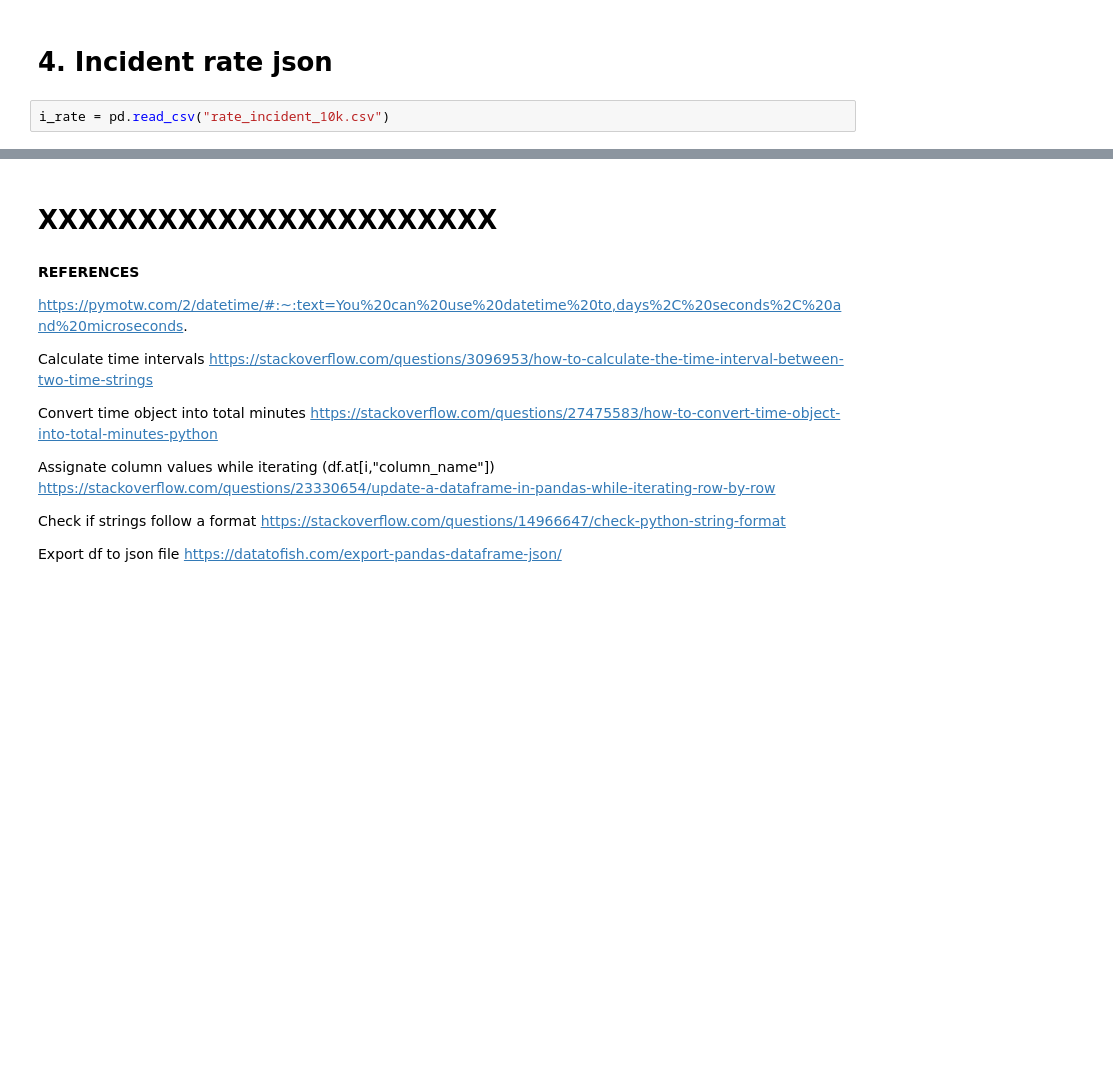
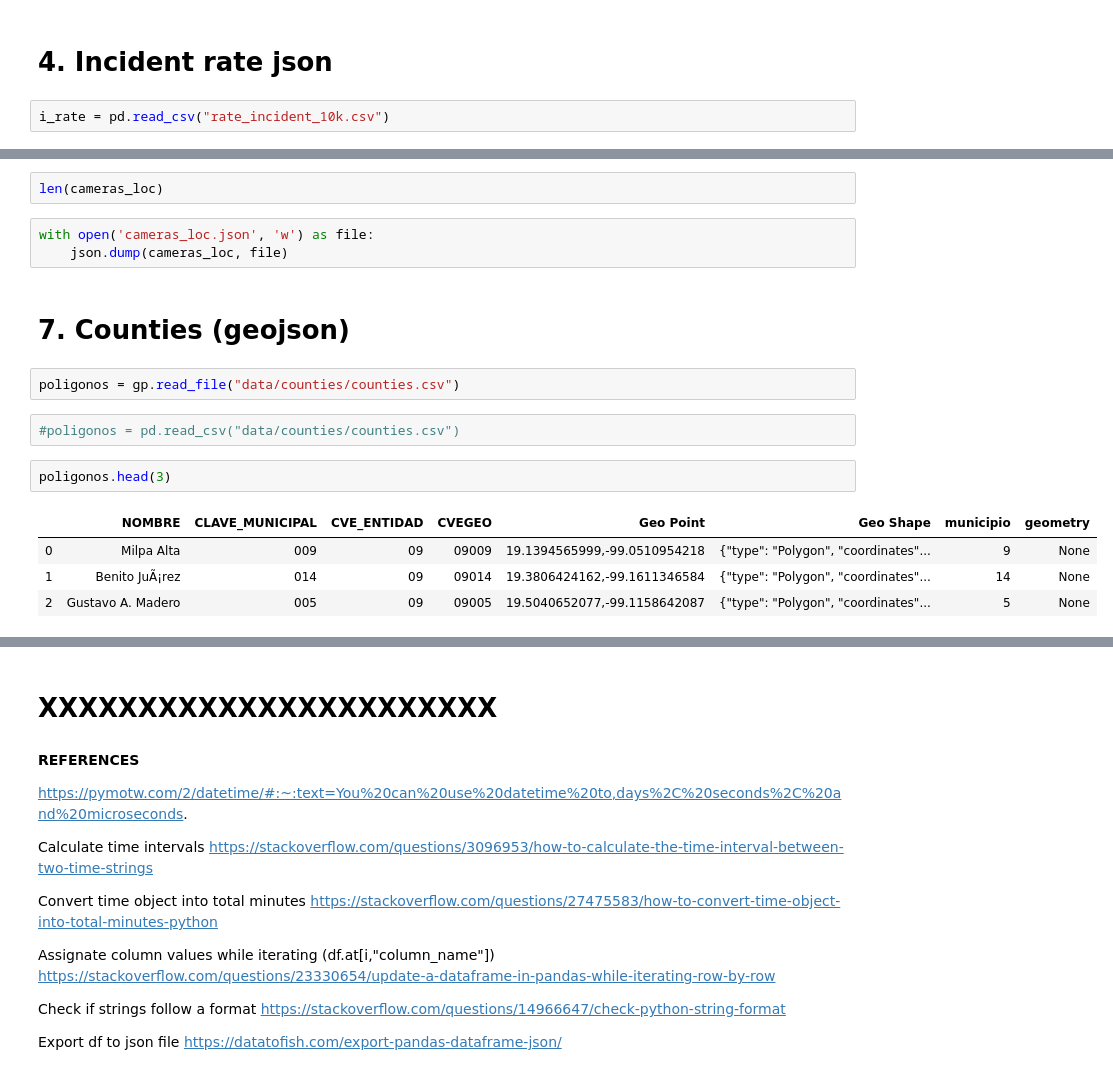
Before and after one commit to Alfred-DatAn/CDMX_traffic_incidents, a Jupyter notebook: CDMXTrafficIncidents_dataExploration.ipynb, the cells around one changed output, grey strips where cells are left out. Drawn from its saved outputs; the diff is of its cells as text; blank space fills up the shorter version.

```diff
--- a/CDMXTrafficIncidents_dataExploration.ipynb
+++ b/CDMXTrafficIncidents_dataExploration.ipynb
@@ -363,0 +386,18 @@ with open('in_rate18.json', 'w') as outfile:
+# %%
+len(cameras_loc)
+# %%
+with open('cameras_loc.json', 'w') as file:
+    json.dump(cameras_loc, file)
+# %% [markdown]
+# 7. Counties (geojson)
+# %%
+poligonos = gp.read_file("data/counties/counties.csv")
+# %%
+#poligonos = pd.read_csv("data/counties/counties.csv")
+# %%
+poligonos.head(3)
+# %% [output]
+|  | NOMBRE | CLAVE_MUNICIPAL | CVE_ENTIDAD | CVEGEO | Geo Point | Geo Shape | municipio | geometry |
+| 0 | Milpa Alta | 009 | 09 | 09009 | 19.1394565999,-99.0510954218 | {"type": "Polygon", "coordinates"... | 9 | None |
+| 1 | Benito JuÃ¡rez | 014 | 09 | 09014 | 19.3806424162,-99.1611346584 | {"type": "Polygon", "coordinates"... | 14 | None |
+| 2 | Gustavo A. Madero | 005 | 09 | 09005 | 19.5040652077,-99.1158642087 | {"type": "Polygon", "coordinates"... | 5 | None |
```
Also changed, not shown: parts of 39 cells of this notebook.
